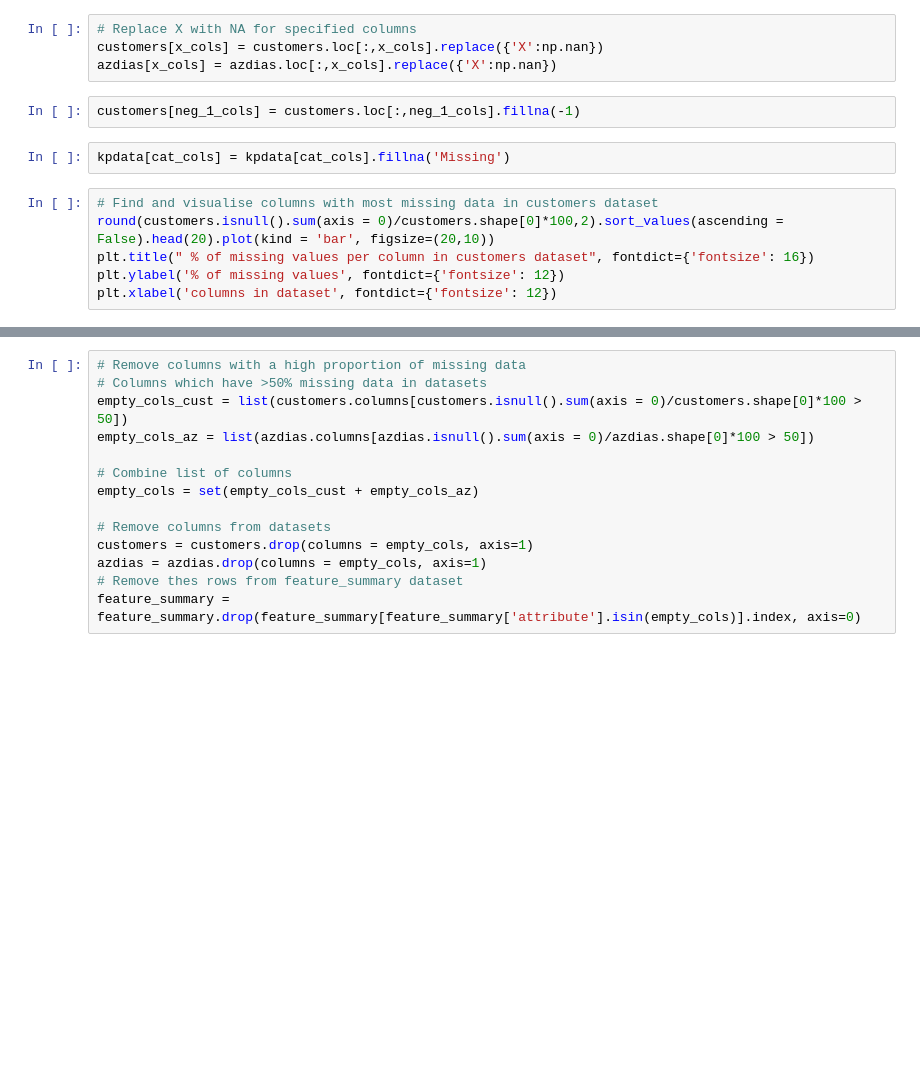
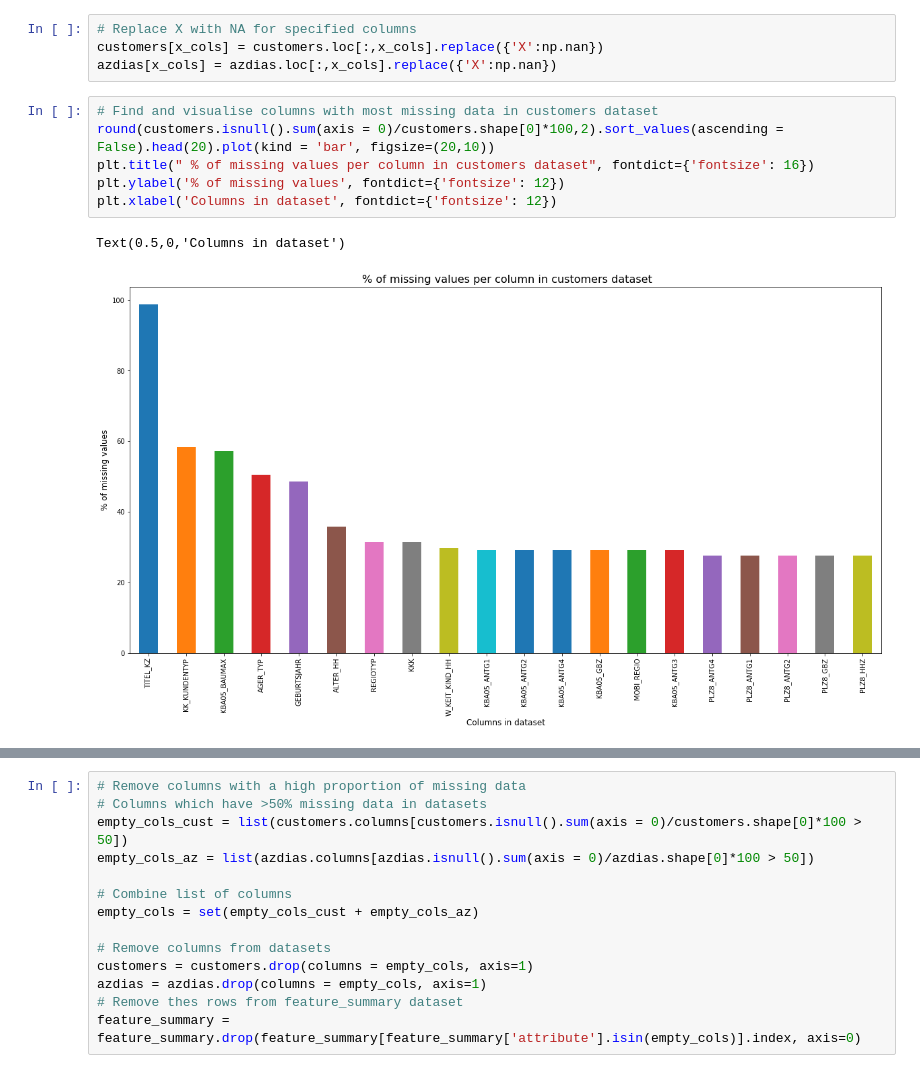
Before and after one commit to Phoebe-Macdonald/Arvato-Customer-Segmentation-Udacity-Capstone, a Jupyter notebook: Arvato Project Workbook.ipynb, the cells around one changed output, grey strips where cells are left out. Saved outputs shown, nothing was run; the diff lists cells and outputs as text; blank space fills up the shorter version.

```diff
--- a/Arvato Project Workbook.ipynb
+++ b/Arvato Project Workbook.ipynb
@@ -191,16 +187,15 @@ azdias[xx_cols] = azdias.loc[:,xx_cols].replace({'XX':np.nan})
 # Replace X with NA for specified columns
 customers[x_cols] = customers.loc[:,x_cols].replace({'X':np.nan})
 azdias[x_cols] = azdias.loc[:,x_cols].replace({'X':np.nan})
-# %%
-customers[neg_1_cols] = customers.loc[:,neg_1_cols].fillna(-1)
-# %%
-kpdata[cat_cols] = kpdata[cat_cols].fillna('Missing')
 # %%
 # Find and visualise columns with most missing data in customers dataset
 round(customers.isnull().sum(axis = 0)/customers.shape[0]*100,2).sort_values(ascending = False).head(20).plot(kind = 'bar', figsize=(20,10))
 plt.title(" % of missing values per column in customers dataset", fontdict={'fontsize': 16})
 plt.ylabel('% of missing values', fontdict={'fontsize': 12})
-plt.xlabel('columns in dataset', fontdict={'fontsize': 12})
+plt.xlabel('Columns in dataset', fontdict={'fontsize': 12})
+# %% [output]
+Text(0.5,0,'Columns in dataset')
+[figure, added]
 # %%
 # Find columns with most missing data in azdias dataset
 round(azdias.isnull().sum(axis = 0)/azdias.shape[0]*100,2).sort_values(ascending = False).head(20).plot(kind = 'bar', figsize=(20,10))
```
Also changed, not shown: parts of 207 cells of this notebook, 1 other file.
